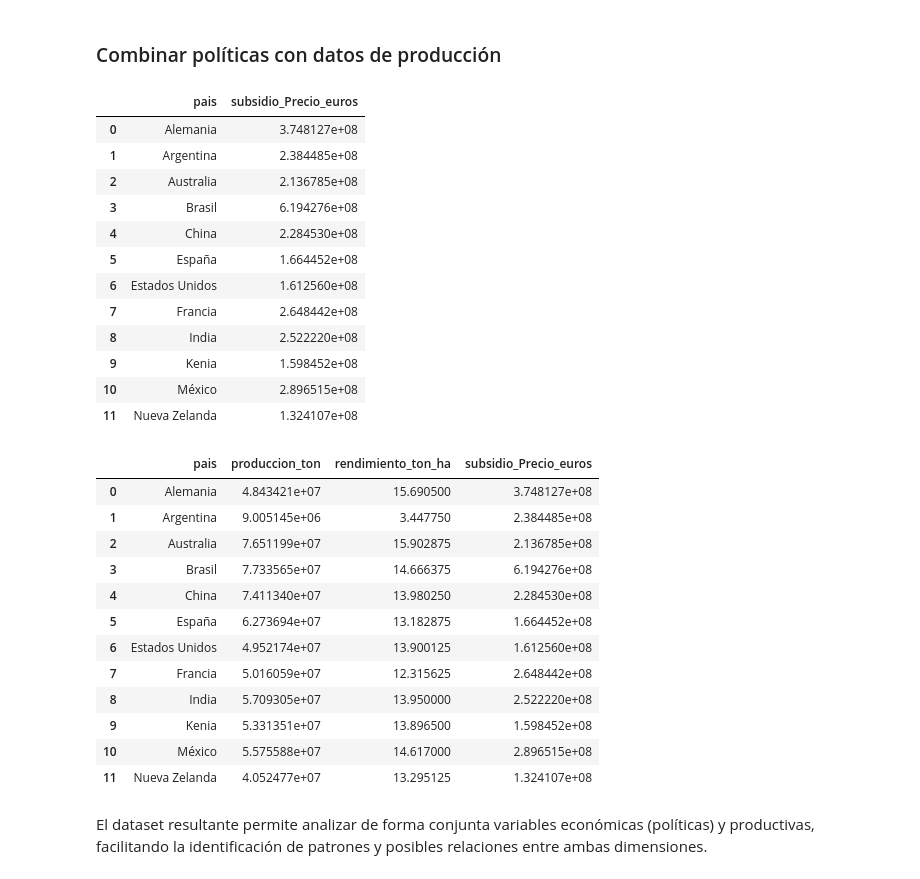
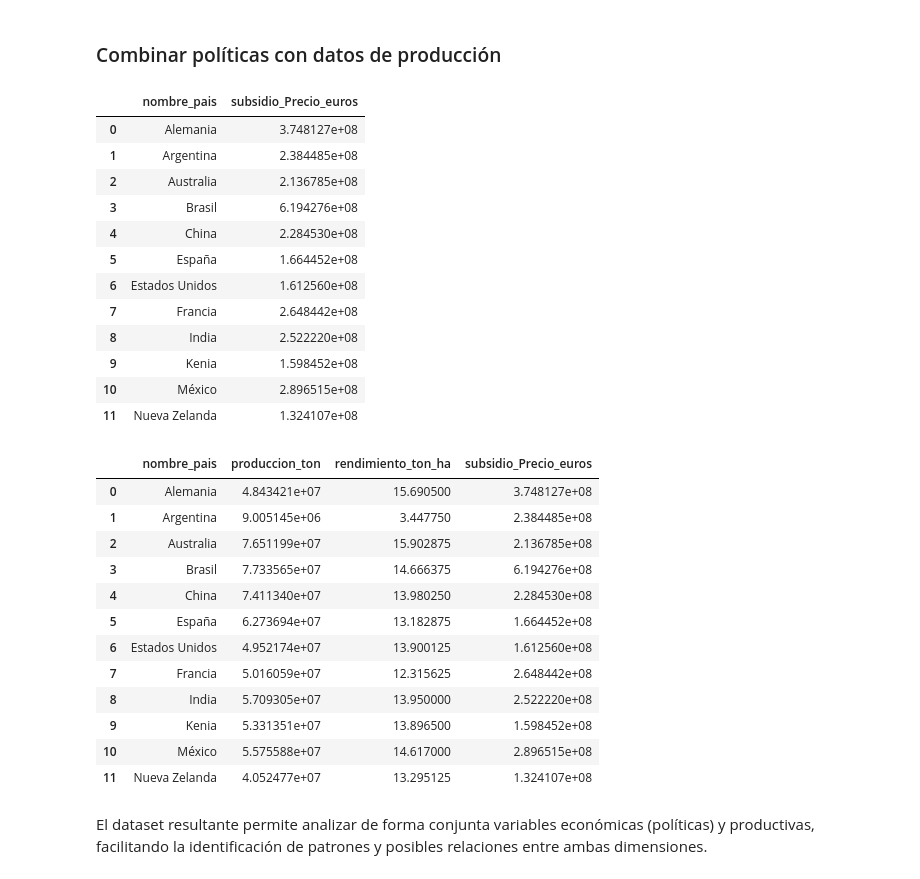
Before and after one commit to ccp0897/Agricultura-y-Ganader-a-Global, a Jupyter notebook: analisisExploratorioSemiEstructurados.ipynb, the cells around one changed output. Cells and saved outputs as stored; diff of their text form; code cells hidden in the pictures.

```diff
--- a/analisisExploratorioSemiEstructurados.ipynb
+++ b/analisisExploratorioSemiEstructurados.ipynb
@@ -292,11 +301,11 @@ Por tanto, las políticas podrían estar orientadas más a la gestión y estabil
 ### Combinar políticas con datos de producción
 # %%
 # Total de ayudas económicas por país
-subsidios_pais = df_politicas.groupby("pais")["subsidio_Precio_euros"].sum().reset_index()
+subsidios_pais = df_politicas.groupby("nombre_pais")["subsidio_Precio_euros"].sum().reset_index()
 
 subsidios_pais
 # %% [output]
-|  | pais | subsidio_Precio_euros |
+|  | nombre_pais | subsidio_Precio_euros |
 | 0 | Alemania | 3.748127e+08 |
 | 1 | Argentina | 2.384485e+08 |
 | 2 | Australia | 2.136785e+08 |
@@ -317,9 +328,9 @@ produccion_pais = df_produccion.groupby("pais")[[
 # %%
-df_subsidios = pd.merge(produccion_pais, subsidios_pais, on="pais", how="inner")
+df_subsidios = pd.merge(produccion_pais, subsidios_pais, on="nombre_pais", how="inner")
 
 df_subsidios
 # %% [output]
-|  | pais | produccion_ton | rendimiento_ton_ha | subsidio_Precio_euros |
+|  | nombre_pais | produccion_ton | rendimiento_ton_ha | subsidio_Precio_euros |
 | 0 | Alemania | 4.843421e+07 | 15.690500 | 3.748127e+08 |
 | 1 | Argentina | 9.005145e+06 | 3.447750 | 2.384485e+08 |
 | 2 | Australia | 7.651199e+07 | 15.902875 | 2.136785e+08 |
```
Also changed, not shown: parts of 11 cells of this notebook, 2 other files.
